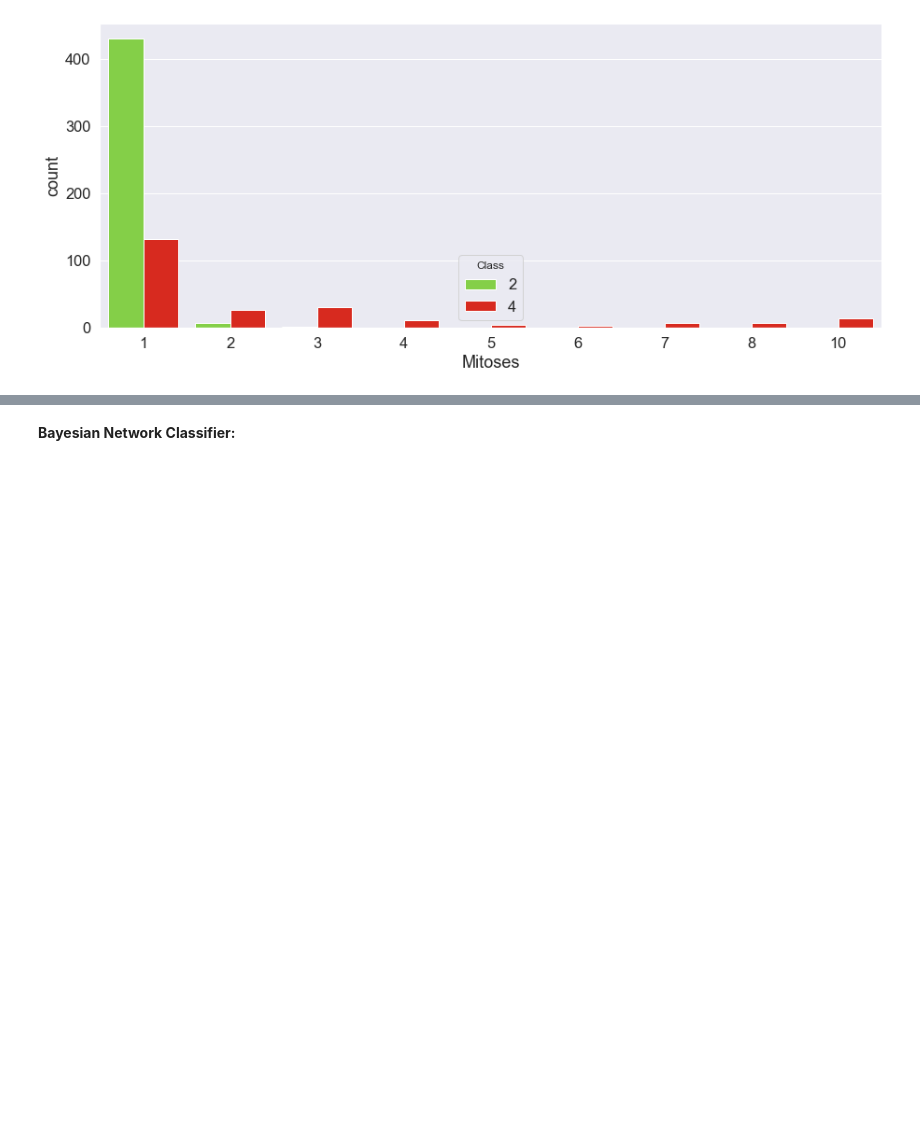
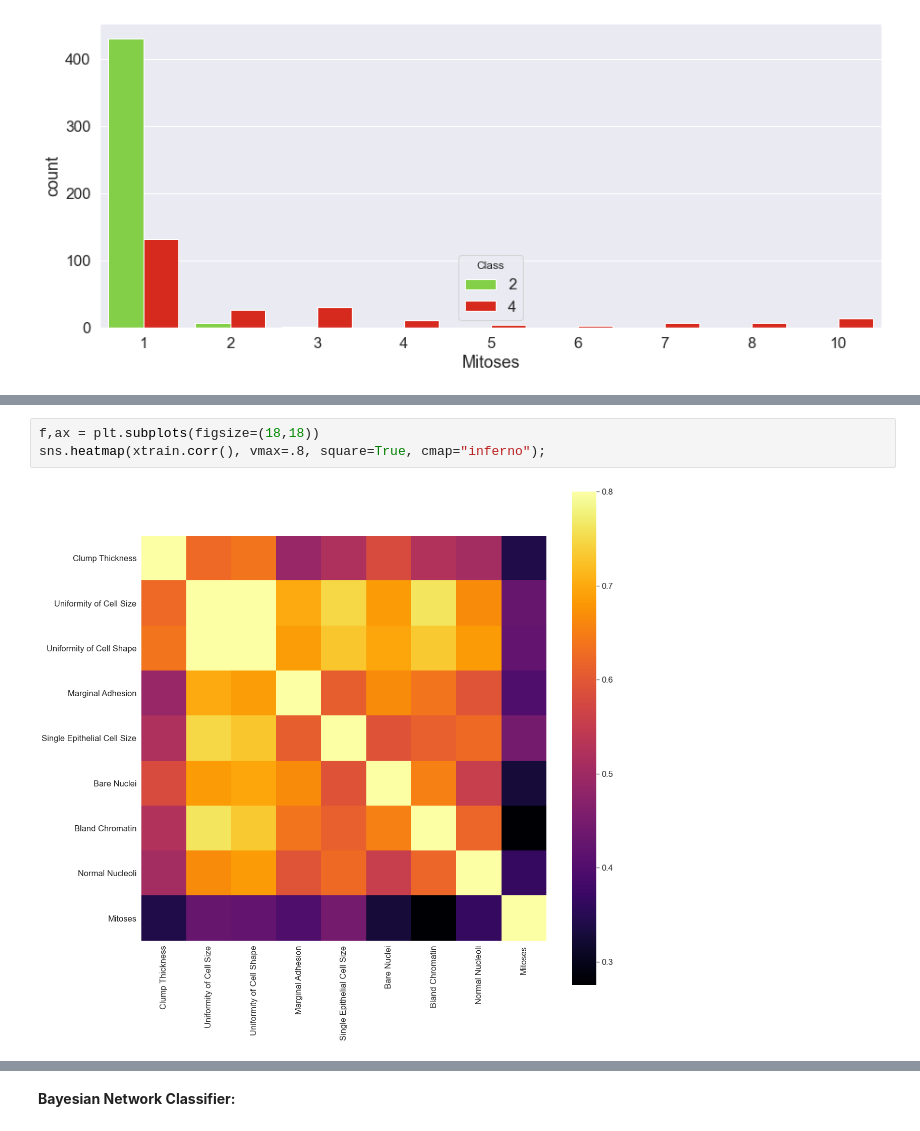
Before and after one commit to Ruairi8/ProgDAProject2, a Jupyter notebook: file1.ipynb, the cells around one changed output, grey strips where cells are left out. Drawn from its saved outputs; the diff is of its cells as text; blank space fills up the shorter version.

```diff
--- a/file1.ipynb
+++ b/file1.ipynb
@@ -115,0 +121,5 @@ sns.countplot(x = 'Mitoses', hue = 'Class', data = datafr, palette = ['#81e532',
+# %%
+f,ax = plt.subplots(figsize=(18,18))
+sns.heatmap(xtrain.corr(), vmax=.8, square=True, cmap="inferno");
+# %% [output]
+[figure, added]
```
Also changed, not shown: parts of 20 cells of this notebook.
